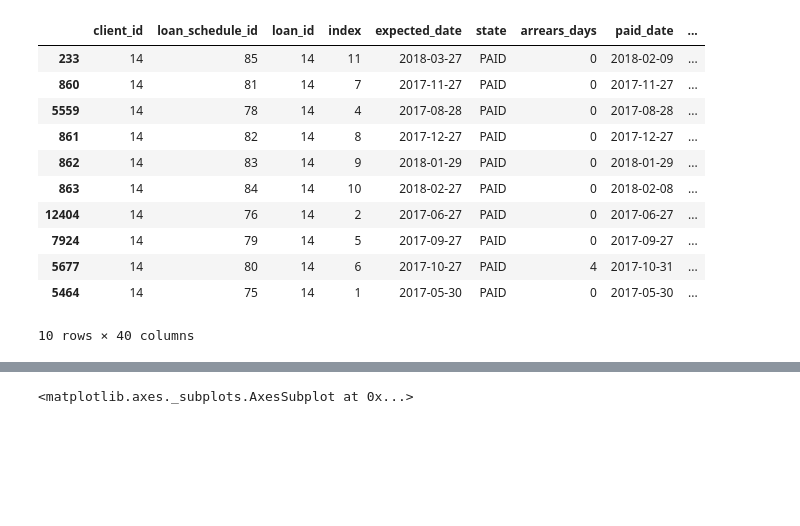
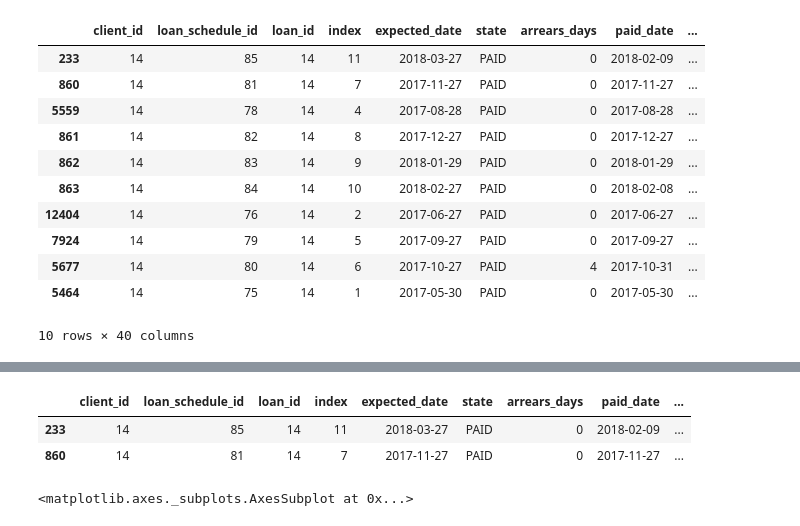
Before and after one commit to cbarros7/capstone_project_holberton, a Jupyter notebook: processing_data.ipynb, the cells around one changed output, grey strips where cells are left out. Cells and saved outputs as stored; diff of their text form; code cells hidden in the pictures; blank space fills up the shorter version.

Commit message:
dropping columns and replacing values

```diff
--- a/processing_data.ipynb
+++ b/processing_data.ipynb
@@ -78,3 +93,20 @@ data.head(10)
+# %%
+data_droped_columns = ['penalty', 'interest', 'insurance', 'principal', 'taxRetentionValue',
+                       'taxRetentionPercentage', 'legalCharge', 'preLegalCharge', 'feesPaid',
+                       'fngTotal', 'fngValue',
+                       'fngPercent', 'fngVatValue', 'fngVatPercent', 'monthlyDeferredInterest',
+                       'penalty_paid', 'interest_paid', 'insurance_paid',
+                       'principal_paid', 'taxRetentionValue_paid',
+                       'taxRetentionPercentage_paid', 'legalCharge_paid',
+                       'preLegalCharge_paid', 'feesPaid_paid', 'fngTotal_paid',
+                       'fngValue_paid', 'fngPercent_paid', 'fngVatValue_paid',
+                       'fngVatPercent_paid', 'monthlyDeferredInterest_paid']
+data = data.drop(columns=data_droped_columns)
+data.head(2)
+# %% [output]
+|  | client_id | loan_schedule_id | loan_id | index | expected_date | state | arrears_days | paid_date | ... |
+| 233 | 14 | 85 | 14 | 11 | 2018-03-27 | PAID | 0 | 2018-02-09 | ... |
+| 860 | 14 | 81 | 14 | 7 | 2017-11-27 | PAID | 0 | 2017-11-27 | ... |
 # %%
 sns.countplot(x='state', data= data)
 # %% [output]
```
Also changed, not shown: parts of 6 cells of this notebook.
